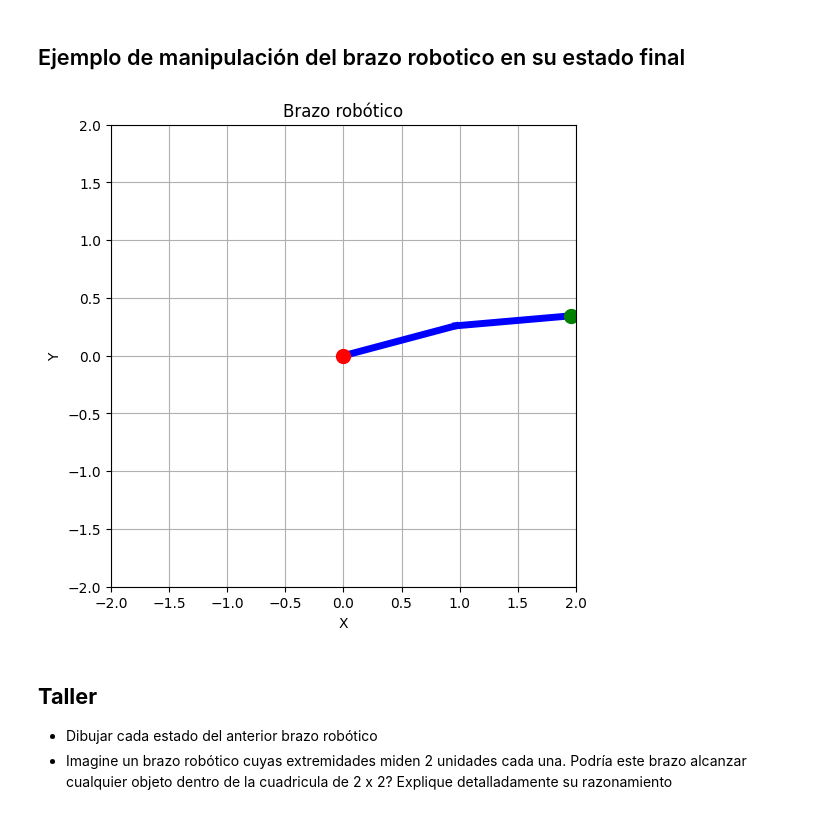
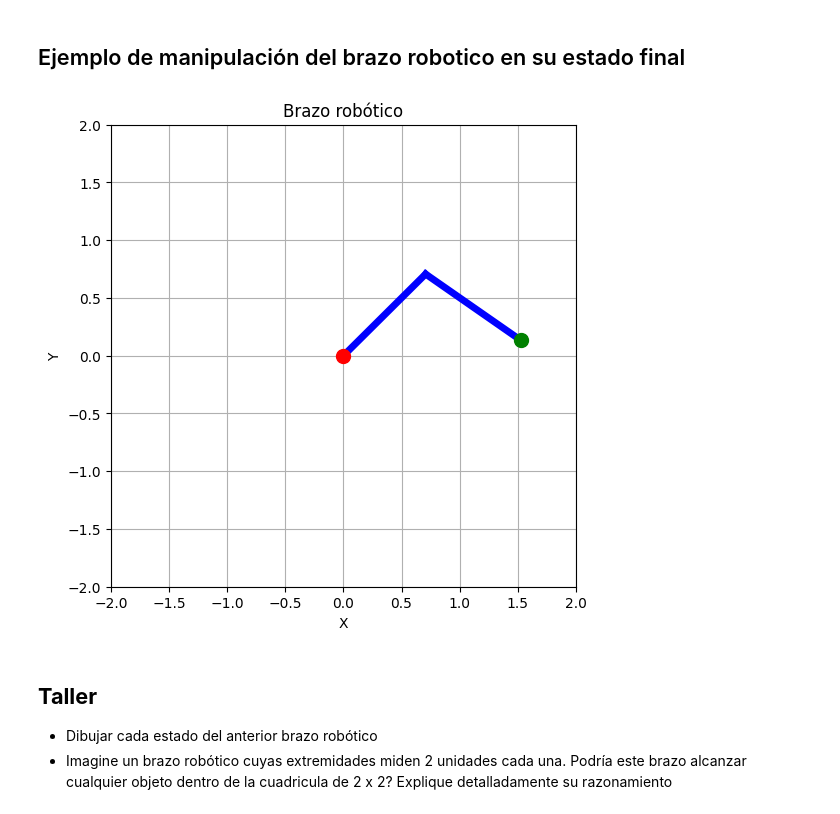
Before and after one commit to jrudascas/simulacion_infotep, a Jupyter notebook: Examples/Robot_Planar.ipynb, the cells around one changed output. Drawn from its saved outputs; the diff is of its cells as text; code cells hidden in the pictures.

```diff
--- a/Examples/Robot_Planar.ipynb
+++ b/Examples/Robot_Planar.ipynb
@@ -106,13 +106,13 @@ def dibujar_brazo_mecanico(theta1, theta2, l1, l2):
 # %% [markdown]
 ## Ejemplo de manipulación del brazo robotico en su estado final
 # %%
-theta1 = np.deg2rad(15)  # 45 grados
-theta2 = np.deg2rad(-10)  # -30 grados
+theta1 = np.deg2rad(45)  # 45 grados
+theta2 = np.deg2rad(-80)  # -30 grados
 l1 = 1
 l2 = 1
 dibujar_brazo_mecanico(theta1, theta2, l1, l2)
 # %% [output]
-[figure, old version]
+[figure, new version]
 # %% [markdown]
 ## **Taller**
 
```
Also changed, not shown: parts of 6 cells of this notebook, 12 other files.
